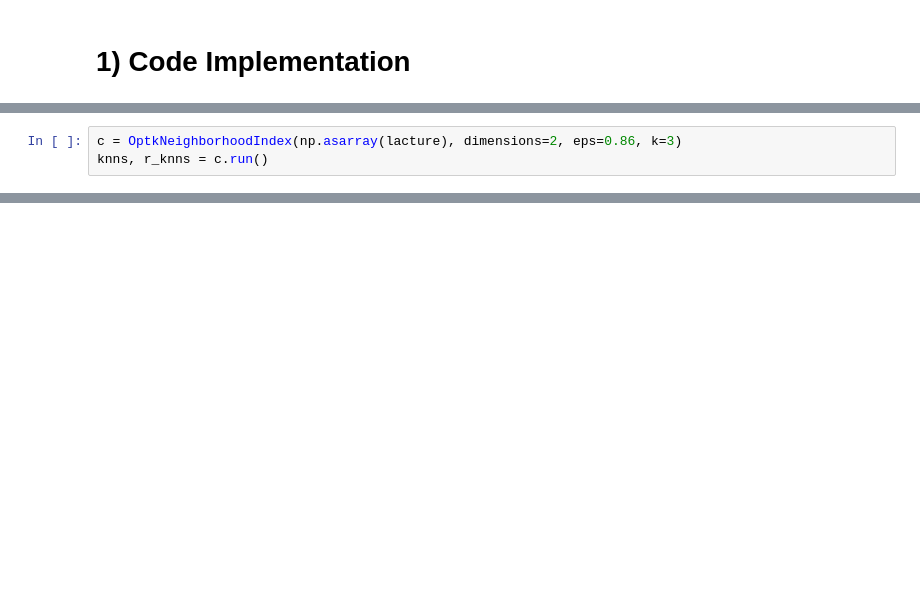
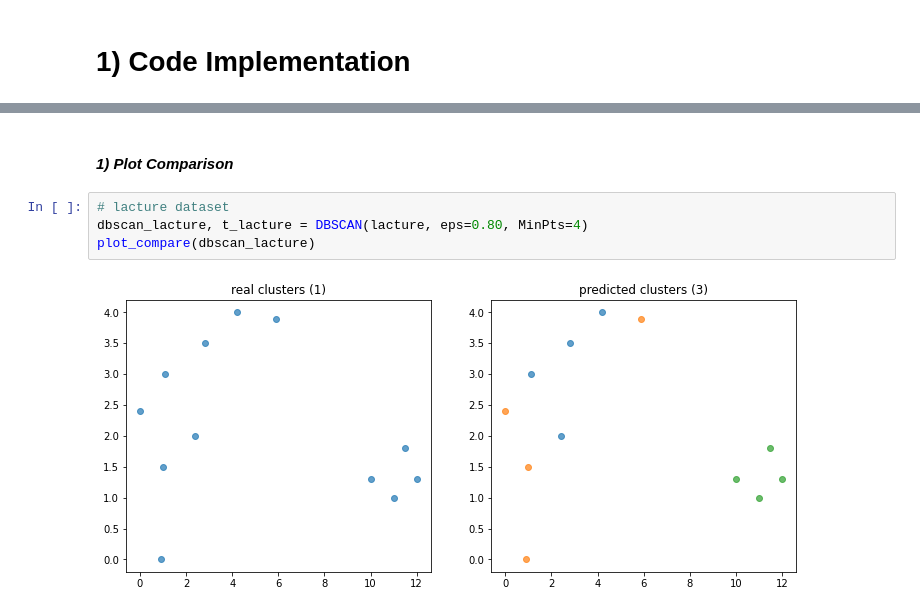
Before and after one commit to rauzansumara/dbscan-and-dbscanrn-tanimoto-distance, a Jupyter notebook: DAMI_project.ipynb, the cells around one changed output, grey strips where cells are left out. Cells and saved outputs as stored; diff of their text form; blank space fills up the shorter version.

```diff
--- a/DAMI_project.ipynb
+++ b/DAMI_project.ipynb
@@ -530,3 +28,0 @@ func:k_neighbourhood took: 0.0030019283294677734 sec
-# %%
-c = OptkNeighborhoodIndex(np.asarray(lacture), dimensions=2, eps=0.86, k=3)
-knns, r_knns = c.run()
@@ -1260,0 +904,8 @@ For `letter`, we had a problem where the algorithm could not converge.
+# %% [markdown]
+#### *1) Plot Comparison*
+# %%
+# lacture dataset
+dbscan_lacture, t_lacture = DBSCAN(lacture, eps=0.80, MinPts=4)
+plot_compare(dbscan_lacture)
+# %% [output]
+[figure, added]
```
Also changed, not shown: parts of 117 cells of this notebook, 45 other files.
